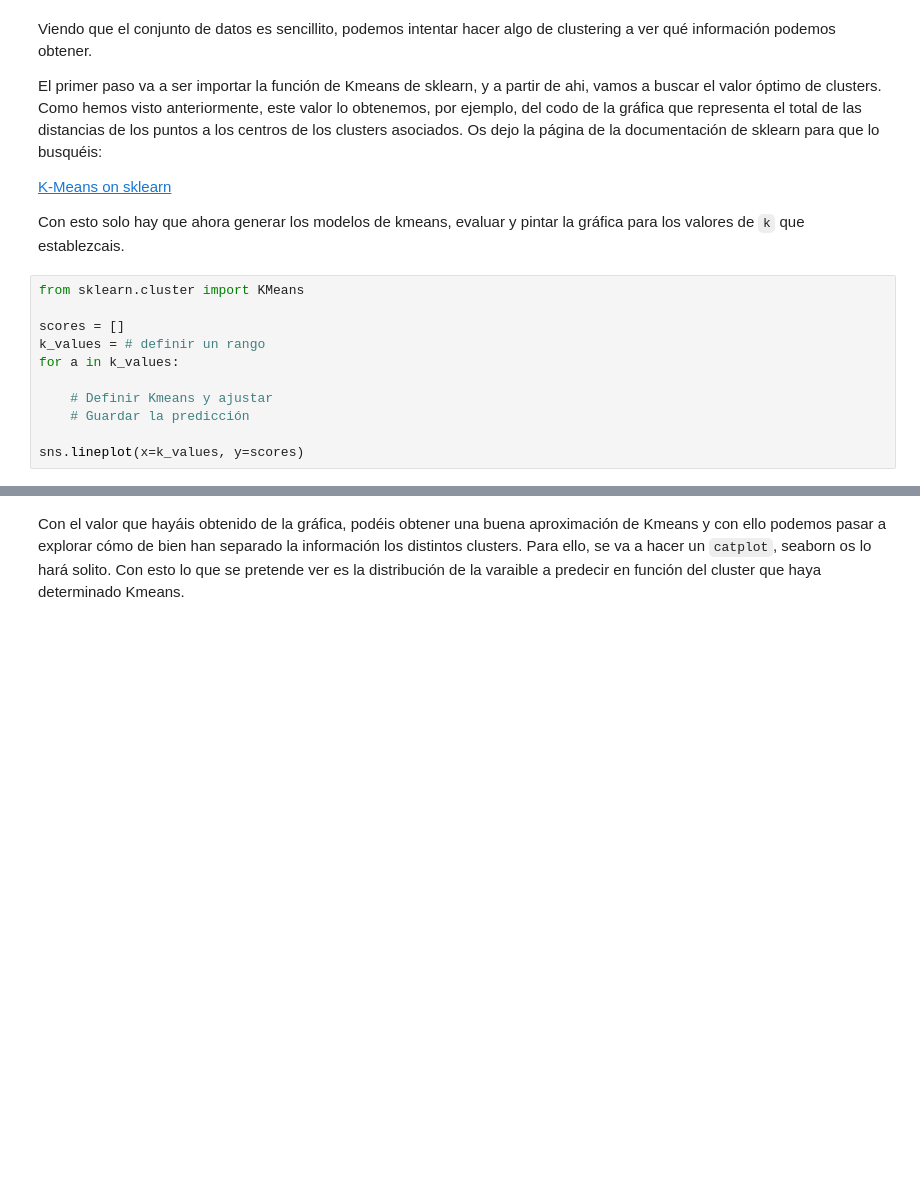
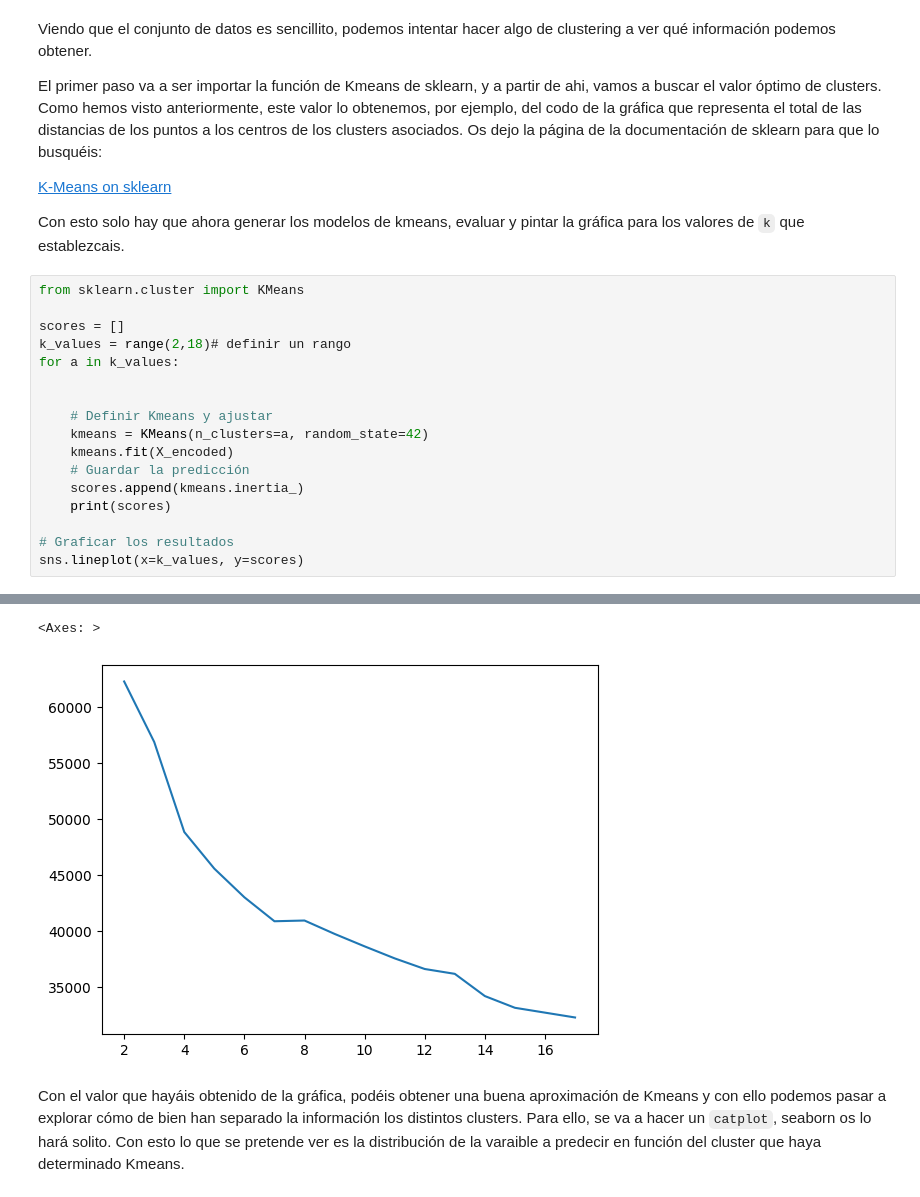
Before and after one commit to AI-School-F5-P3/Clustering_Lisy, a Jupyter notebook: S4_Clustering_PCA_lisy.ipynb, the cells around one changed output, grey strips where cells are left out. Cells and saved outputs as stored; diff of their text form; blank space fills up the shorter version.

Commit message:
notebook  completo con clustering

```diff
--- a/S4_Clustering_PCA_lisy.ipynb
+++ b/S4_Clustering_PCA_lisy.ipynb
@@ -369,10 +396,17 @@ Con esto solo hay que ahora generar los modelos de kmeans, evaluar y pintar la g
 from sklearn.cluster import KMeans
 
 scores = []
-k_values = # definir un rango
+k_values = range(2,18)# definir un rango
 for a in k_values:
 
+
     # Definir Kmeans y ajustar
+    kmeans = KMeans(n_clusters=a, random_state=42)
+    kmeans.fit(X_encoded)
     # Guardar la predicción
+    scores.append(kmeans.inertia_)
+    print(scores)
 
+# Graficar los resultados
 sns.lineplot(x=k_values, y=scores)
+# %% [output]
@@ -379,3 +429,5 @@ sns.lineplot(x=k_values, y=scores)
+<Axes: >
+[figure, added]
 # %% [markdown]
 Con el valor que hayáis obtenido de la gráfica, podéis obtener una buena aproximación de Kmeans y con ello podemos pasar a explorar cómo de bien han separado la información los distintos clusters. Para ello, se va a hacer un ``catplot``, seaborn os lo hará solito. Con esto lo que se pretende ver es la distribución de la varaible a predecir en función del cluster que haya determinado Kmeans.
 # %%
```
Also changed, not shown: parts of 10 cells of this notebook.
